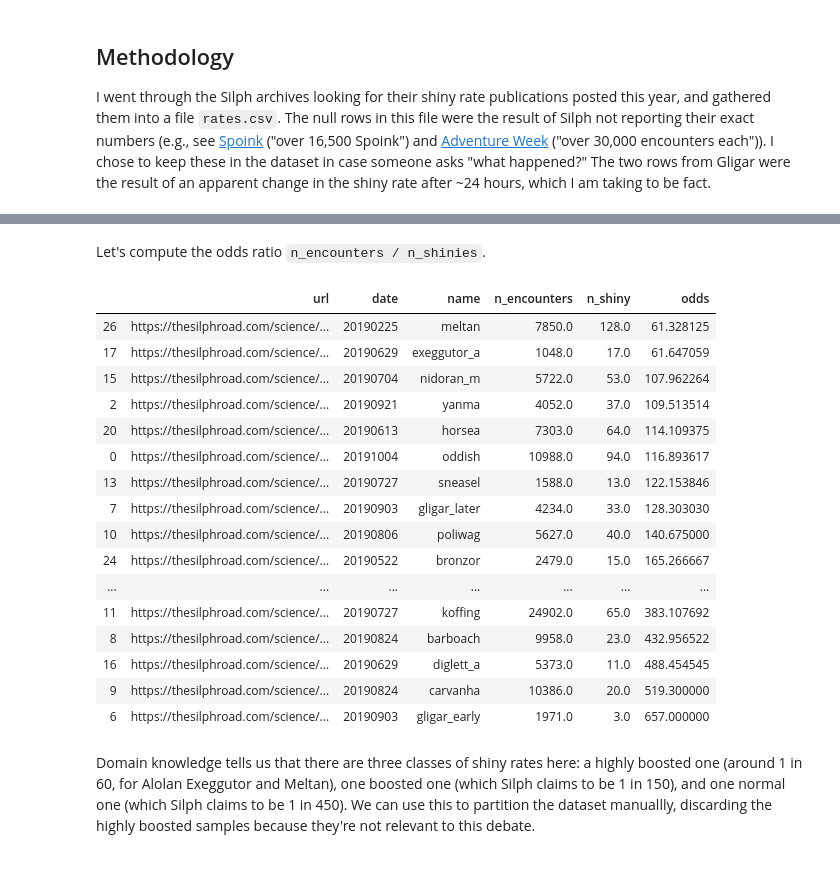
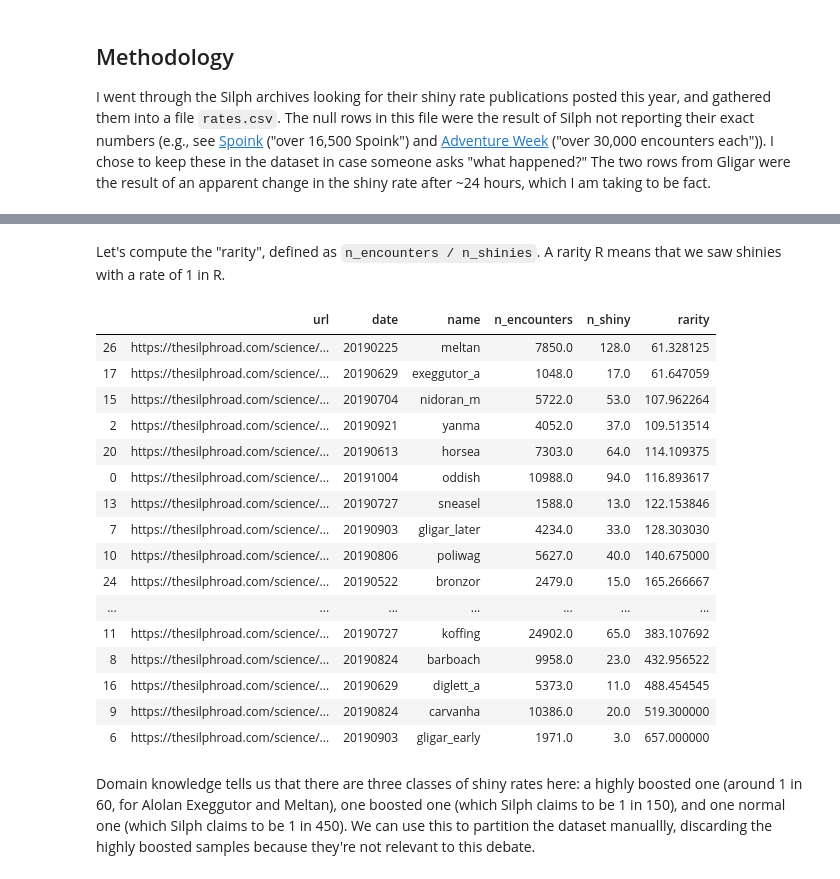
Before and after one commit to tuchandra/silph, a Jupyter notebook: analysis.ipynb, the cells around one changed output, grey strips where cells are left out. Cells and saved outputs as stored; diff of their text form; code cells hidden in the pictures.

```diff
--- a/analysis.ipynb
+++ b/analysis.ipynb
@@ -30,11 +30,11 @@ rates.sample(5)
-# %% [markdown]
-Let's compute the odds ratio `n_encounters / n_shinies`.
+# %% [markdown]
+Let's compute the "rarity", defined as `n_encounters / n_shinies`. A rarity R means that we saw shinies with a rate of 1 in R.
 # %%
-rates["odds"] = rates["n_encounters"] / rates["n_shiny"]
-rates = rates.sort_values("odds").dropna()
+rates["rarity"] = rates["n_encounters"] / rates["n_shiny"]
+rates = rates.sort_values("rarity").dropna()
 rates
 # %% [output]
-|  | url | date | name | n_encounters | n_shiny | odds |
+|  | url | date | name | n_encounters | n_shiny | rarity |
 | 26 | https://thesilphroad.com/science/... | 20190225 | meltan | 7850.0 | 128.0 | 61.328125 |
 | 17 | https://thesilphroad.com/science/... | 20190629 | exeggutor_a | 1048.0 | 17.0 | 61.647059 |
 | 15 | https://thesilphroad.com/science/... | 20190704 | nidoran_m | 5722.0 | 53.0 | 107.962264 |
```
Also changed, not shown: parts of 27 cells of this notebook.
